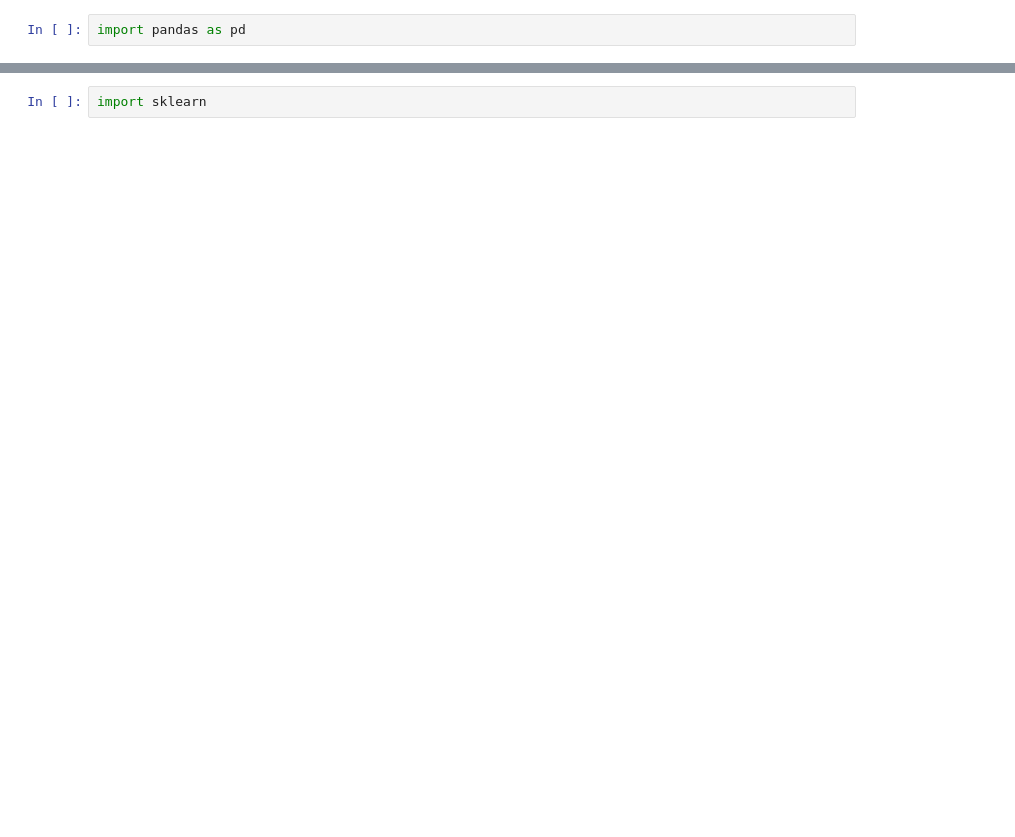
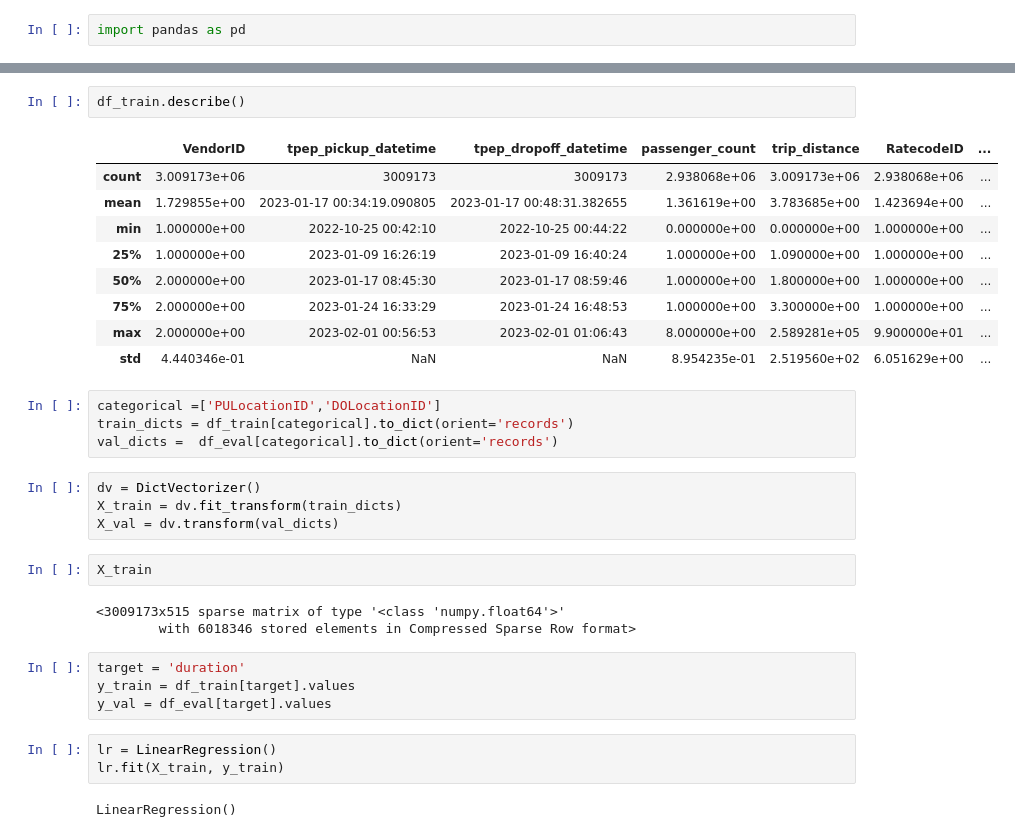
Before and after one commit to linda-oranya/mlops, a Jupyter notebook: 01-intro/homework.ipynb, the cells around one changed output, grey strips where cells are left out. Saved outputs shown, nothing was run; the diff lists cells and outputs as text; blank space fills up the shorter version.

```diff
--- a/01-intro/homework.ipynb
+++ b/01-intro/homework.ipynb
@@ -26,2 +77,34 @@ df.head()
 # %%
-import sklearn
+df_train.describe()
+# %% [output]
+|  | VendorID | tpep_pickup_datetime | tpep_dropoff_datetime | passenger_count | trip_distance | RatecodeID | ... |
+| count | 3.009173e+06 | 3009173 | 3009173 | 2.938068e+06 | 3.009173e+06 | 2.938068e+06 | ... |
+| mean | 1.729855e+00 | 2023-01-17 00:34:19.090805 | 2023-01-17 00:48:31.382655 | 1.361619e+00 | 3.783685e+00 | 1.423694e+00 | ... |
+| min | 1.000000e+00 | 2022-10-25 00:42:10 | 2022-10-25 00:44:22 | 0.000000e+00 | 0.000000e+00 | 1.000000e+00 | ... |
+| 25% | 1.000000e+00 | 2023-01-09 16:26:19 | 2023-01-09 16:40:24 | 1.000000e+00 | 1.090000e+00 | 1.000000e+00 | ... |
+| 50% | 2.000000e+00 | 2023-01-17 08:45:30 | 2023-01-17 08:59:46 | 1.000000e+00 | 1.800000e+00 | 1.000000e+00 | ... |
+| 75% | 2.000000e+00 | 2023-01-24 16:33:29 | 2023-01-24 16:48:53 | 1.000000e+00 | 3.300000e+00 | 1.000000e+00 | ... |
+| max | 2.000000e+00 | 2023-02-01 00:56:53 | 2023-02-01 01:06:43 | 8.000000e+00 | 2.589281e+05 | 9.900000e+01 | ... |
+| std | 4.440346e-01 | NaN | NaN | 8.954235e-01 | 2.519560e+02 | 6.051629e+00 | ... |
+# %%
+categorical =['PULocationID','DOLocationID']
+train_dicts = df_train[categorical].to_dict(orient='records')
+val_dicts =  df_eval[categorical].to_dict(orient='records')
+# %%
+dv = DictVectorizer()
+X_train = dv.fit_transform(train_dicts)
+X_val = dv.transform(val_dicts)
+# %%
+X_train
+# %% [output]
+<3009173x515 sparse matrix of type '<class 'numpy.float64'>'
+        with 6018346 stored elements in Compressed Sparse Row format>
+# %%
+target = 'duration'
+y_train = df_train[target].values
+y_val = df_eval[target].values
+# %%
+lr = LinearRegression()
+lr.fit(X_train, y_train)
+# %% [output]
+LinearRegression()
```
Also changed, not shown: parts of 15 cells of this notebook.
